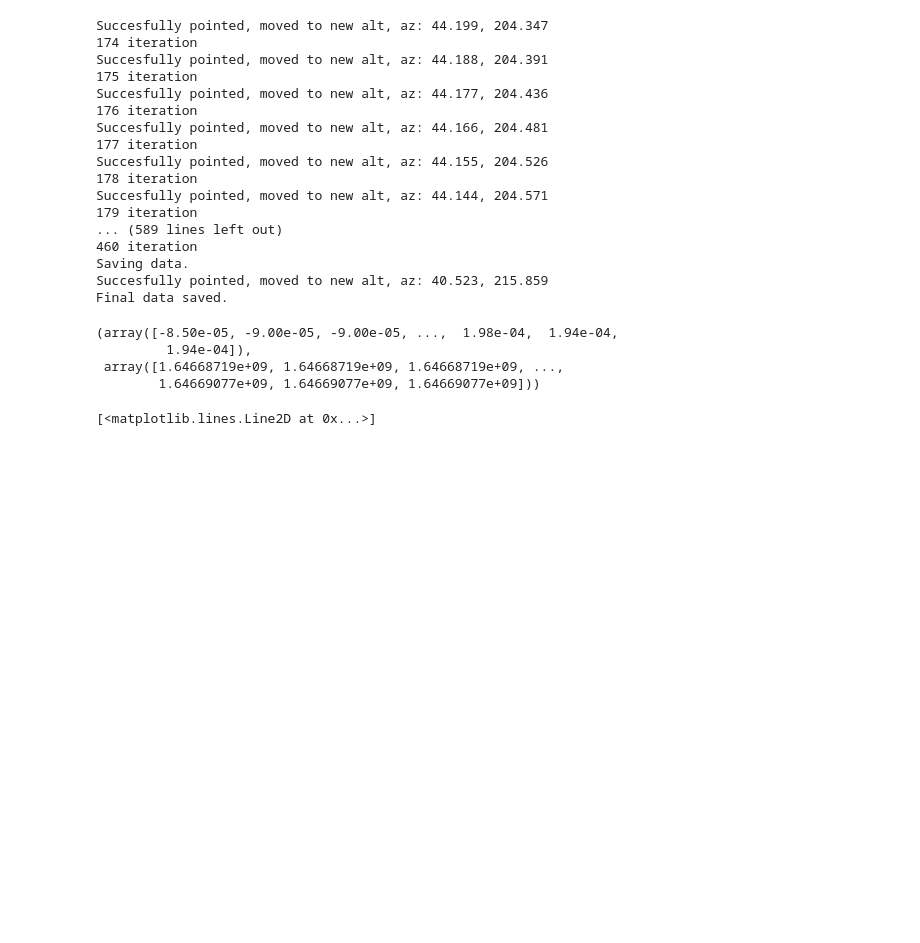
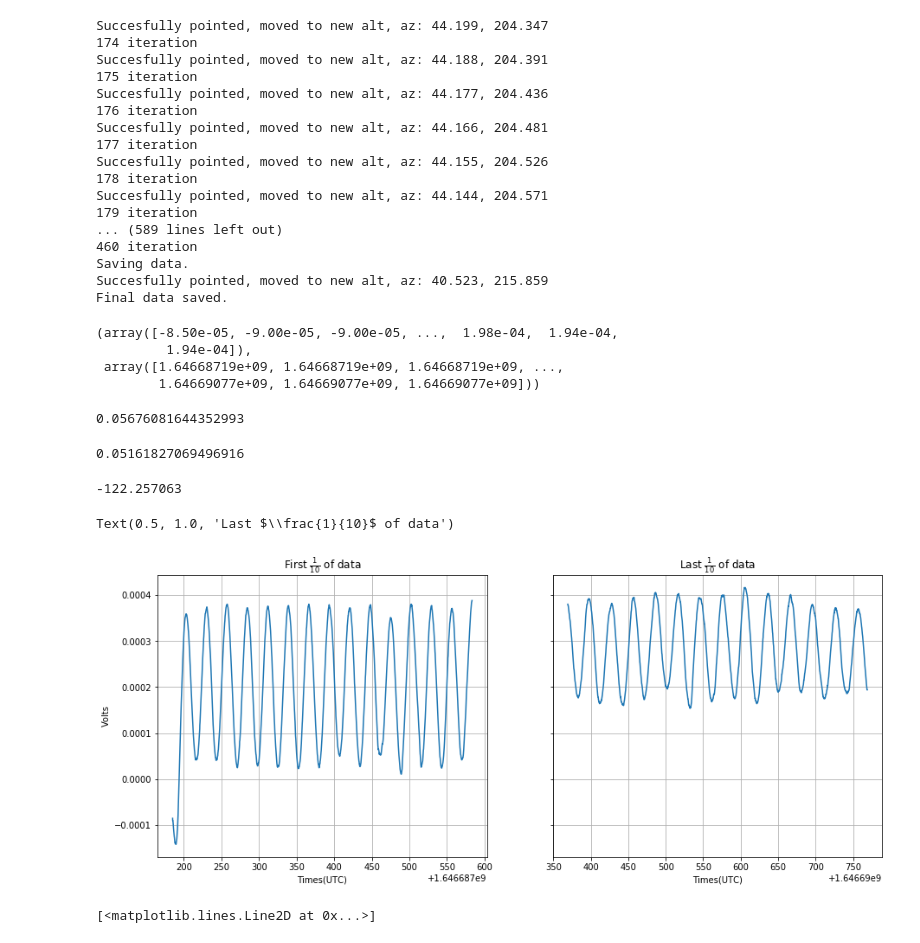
Before and after one commit to James11222/radiolab_repo, a Jupyter notebook: lab3/Darby/controlling_the_telescope.ipynb, the cells around one changed output. Saved outputs shown, nothing was run; the diff lists cells and outputs as text; code cells hidden in the pictures; blank space fills up the shorter version.

```diff
--- a/lab3/Darby/controlling_the_telescope.ipynb
+++ b/lab3/Darby/controlling_the_telescope.ipynb
@@ -153,6 +257,41 @@ data = np.load('final_data.npy')
 # %%
 volts = data[0]
 times = data[1]
+# %%
+#print(times[500])
+LST=0.25
+ra, dec = ugradio.coord.sunpos(2459646.29722222)
+ha=360+LST-ra
+np.cos(ha*np.pi/180)*np.cos(dec*np.pi/180)*(2*np.pi)/(86164)*(20/0.025)
+# %% [output]
+0.05676081644352993
+# %%
+#print(times[500])
+LST=15.25
+ra, dec = ugradio.coord.sunpos(2459646.29722222)
+ha=360+LST-ra
+np.cos(ha*np.pi/180)*np.cos(dec*np.pi/180)*(2*np.pi)/(86164)*(20/0.025)
+# %% [output]
+0.05161827069496916
+# %%
+ugradio.nch.lon
+# %% [output]
+-122.257063
+# %%
+%matplotlib inline
+fig,ax=plt.subplots(1,2,figsize=(15,6),sharey=True)
+ax[0].plot(times[:2000],volts[:2000])
+ax[0].set_ylabel('Volts')
+ax[1].set_xlabel('Times(UTC)')
+ax[0].set_xlabel('Times(UTC)')
+ax[0].grid()
+ax[1].grid()
+ax[0].set_title('First $\\frac{1}{10}$ of data')
+ax[1].plot(times[-2000:],volts[-2000:])
+ax[1].set_title('Last $\\frac{1}{10}$ of data')
+# %% [output]
+Text(0.5, 1.0, 'Last $\\frac{1}{10}$ of data')
+[figure, added]
 # %%
 plt.figure()
 plt.plot(np.fft.fft(volts))
```
Also changed, not shown: parts of 12 cells of this notebook.
